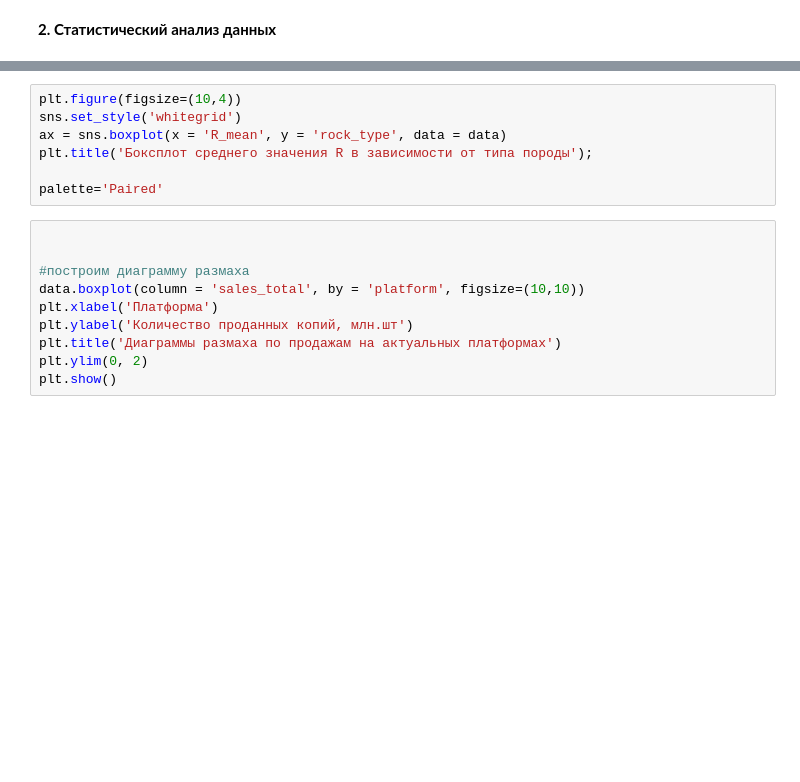
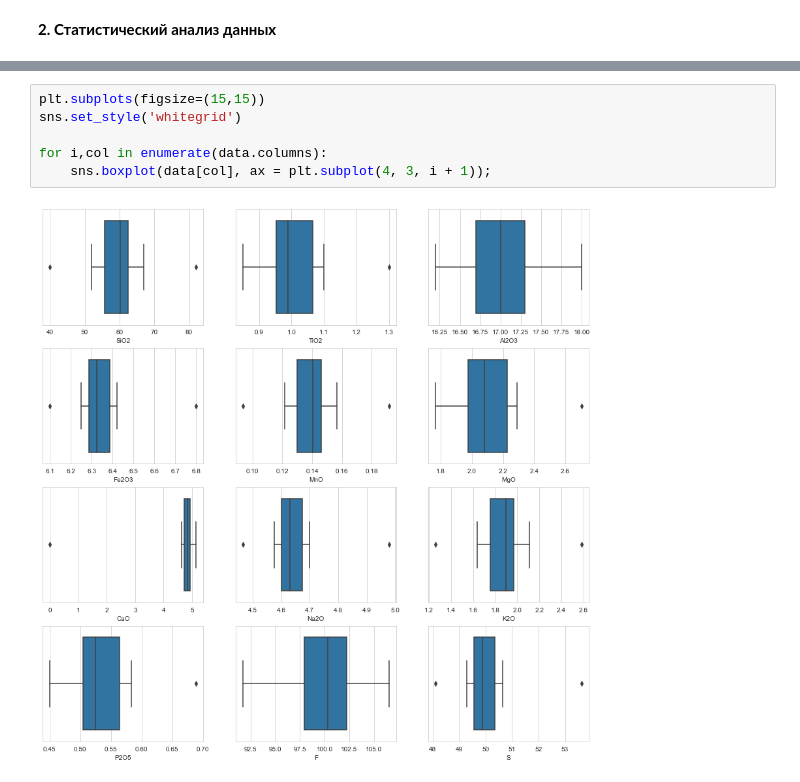
Before and after one commit to KateLop/Work, a Jupyter notebook: my_class.ipynb, the cells around one changed output, grey strips where cells are left out. Saved outputs shown, nothing was run; the diff lists cells and outputs as text; blank space fills up the shorter version.

```diff
--- a/my_class.ipynb
+++ b/my_class.ipynb
@@ -127,20 +113,11 @@ for feature in means:
 # %%
-plt.figure(figsize=(10,4))
+plt.subplots(figsize=(15,15))
 sns.set_style('whitegrid')
-ax = sns.boxplot(x = 'R_mean', y = 'rock_type', data = data)
-plt.title('Боксплот среднего значения R в зависимости от типа породы');
 
-palette='Paired'
+for i,col in enumerate(data.columns):
+    sns.boxplot(data[col], ax = plt.subplot(4, 3, i + 1));
+# %% [output]
+[figure, added]
-# %%
-
-
-#построим диаграмму размаха
-data.boxplot(column = 'sales_total', by = 'platform', figsize=(10,10))
-plt.xlabel('Платформа')
-plt.ylabel('Количество проданных копий, млн.шт')
-plt.title('Диаграммы размаха по продажам на актуальных платформах')
-plt.ylim(0, 2)
-plt.show()
 # %%
 #строим корреляционную матрицу
 corr_m = data.corr()
```
Also changed, not shown: parts of 25 cells of this notebook.
